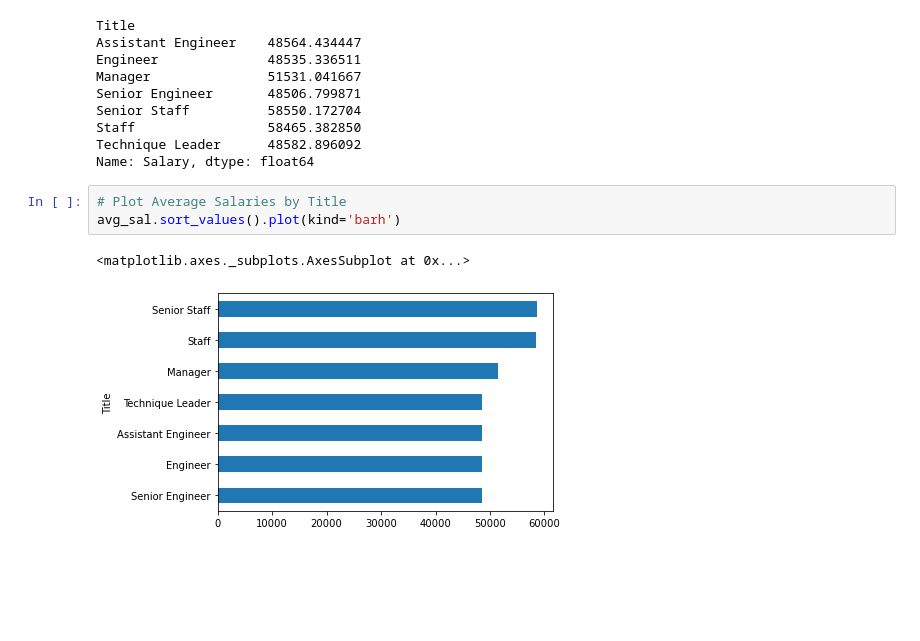
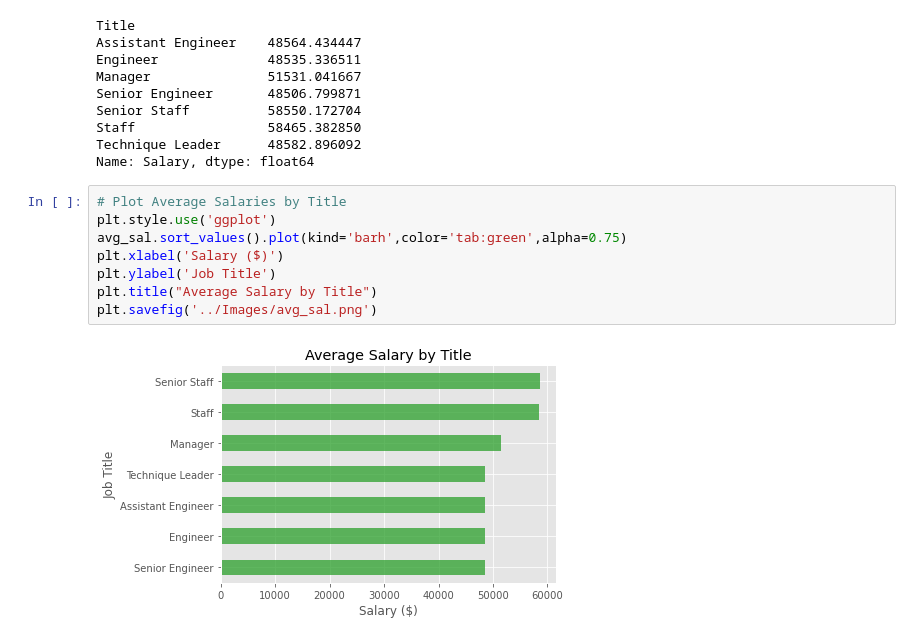
Before and after one commit to gabeo13/Compensation-Analysis, a Jupyter notebook: EmployeeSQL/SQLalchemy.ipynb, the cells around one changed output. Drawn from its saved outputs; the diff is of its cells as text; blank space fills up the shorter version.

```diff
--- a/EmployeeSQL/SQLalchemy.ipynb
+++ b/EmployeeSQL/SQLalchemy.ipynb
@@ -78,9 +90,13 @@ Senior Staff          58550.172704
 Staff                 58465.382850
 Technique Leader      48582.896092
 Name: Salary, dtype: float64
-# %%
-# Plot Average Salaries by Title
-avg_sal.sort_values().plot(kind='barh')
-# %% [output]
-<matplotlib.axes._subplots.AxesSubplot at 0x...>
-[figure, removed]
+# %%
+# Plot Average Salaries by Title
+plt.style.use('ggplot')
+avg_sal.sort_values().plot(kind='barh',color='tab:green',alpha=0.75)
+plt.xlabel('Salary ($)')
+plt.ylabel('Job Title')
+plt.title("Average Salary by Title")
+plt.savefig('../Images/avg_sal.png')
+# %% [output]
+[figure, added]
```
Also changed, not shown: parts of 8 cells of this notebook, 6 other files.
